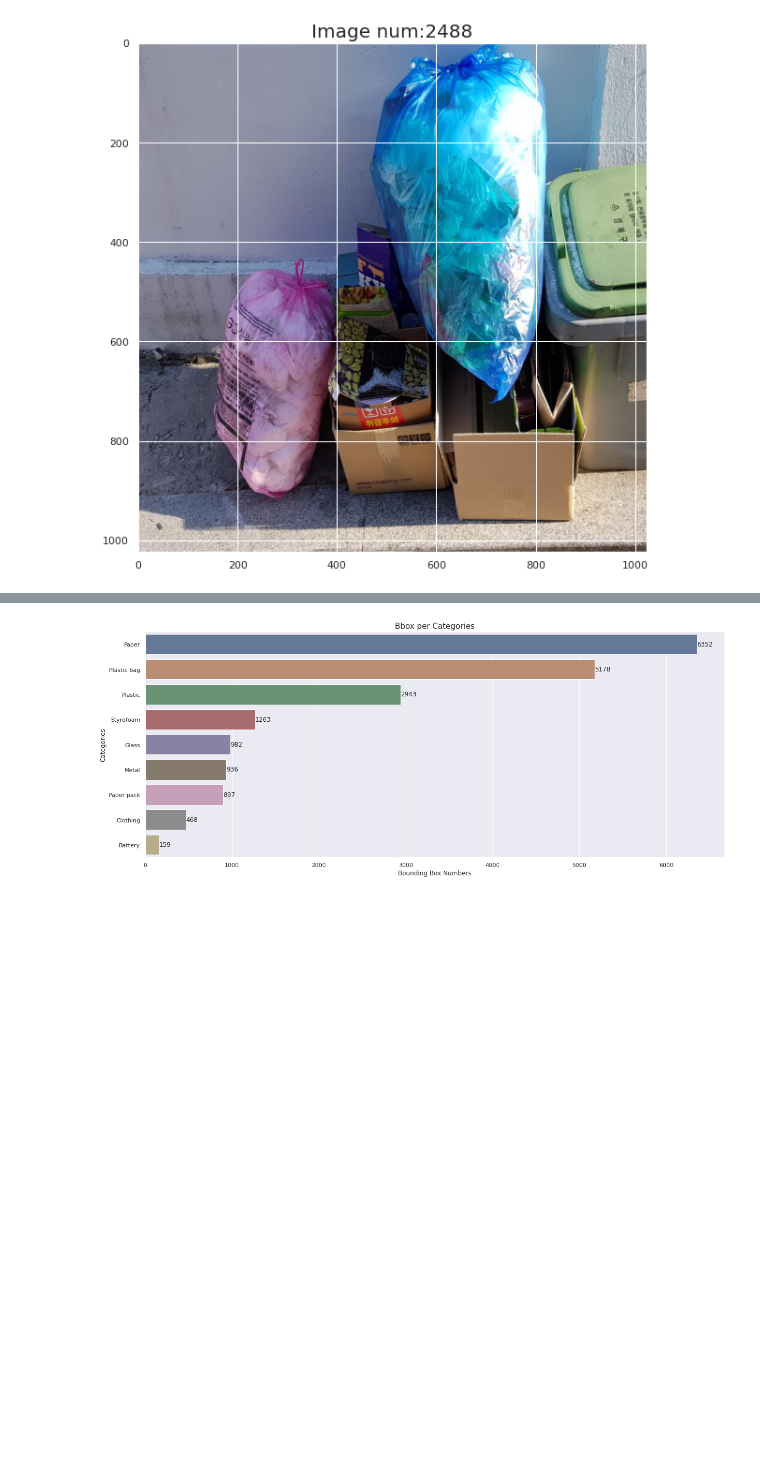
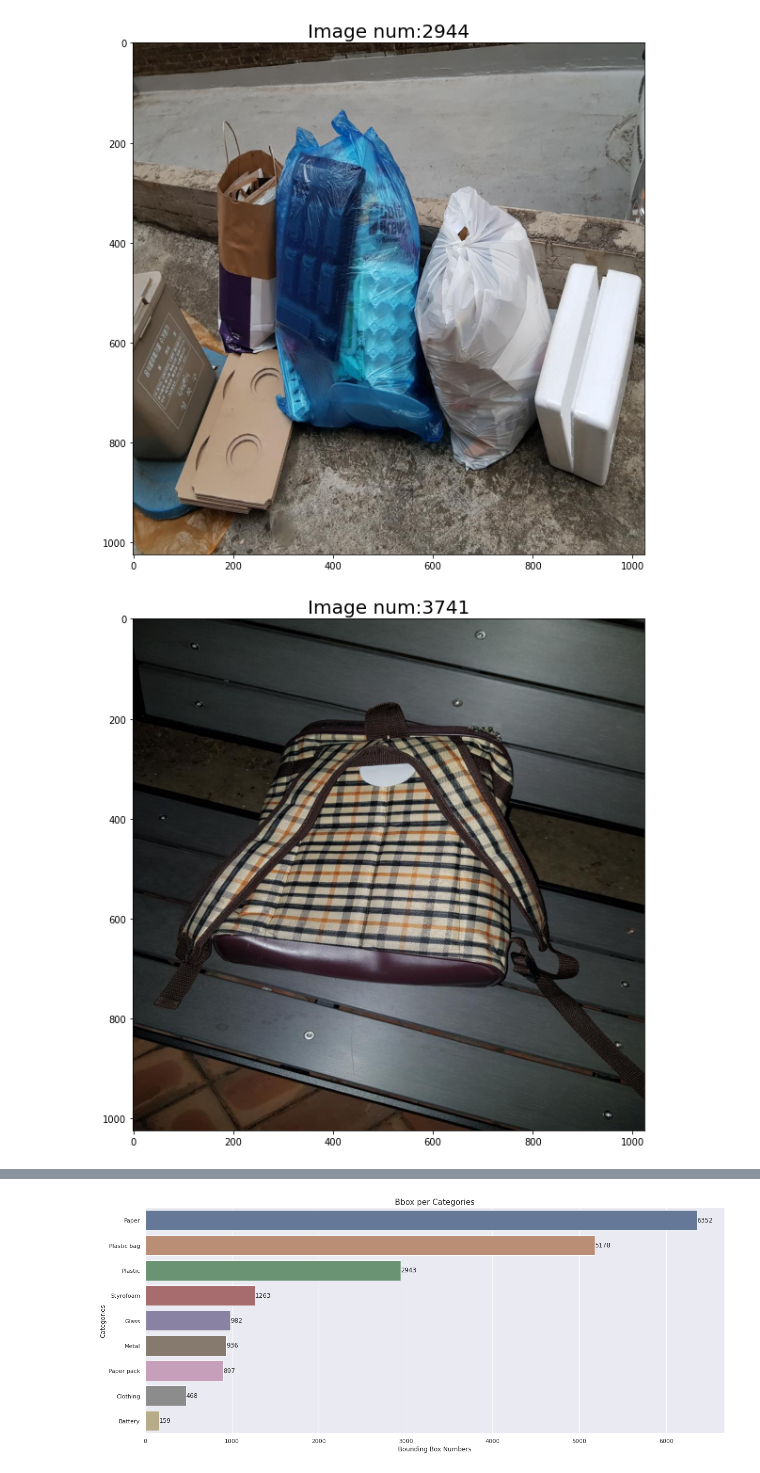
Before and after one commit to boostcampaitech3/level2-object-detection-level2-cv-18, a Jupyter notebook: EDA.ipynb, the cells around one changed output, grey strips where cells are left out. Cells and saved outputs as stored; diff of their text form; code cells hidden in the pictures; blank space fills up the shorter version.

```diff
--- a/EDA.ipynb
+++ b/EDA.ipynb
@@ -39,11 +48,15 @@ index created!
 # %%
 def show_img(idx):
     img = io.imread(os.path.join('../detection/dataset',images[idx]['file_name']))
     plt.figure(figsize=(10,10))
     plt.title(f"Image num:{idx}",fontsize=20)
     plt.imshow(img)
 
-idx = random.randint(0,len(images)-1)
-show_img(idx)
+
+
+for i in range(5):
+    idx = random.randint(0,len(images)-1)
+    show_img(idx)
 # %% [output]
-[figure, old version]
+[figure, new version]
+[figure, added]
```
Also changed, not shown: parts of 6 cells of this notebook, 1 other file.
